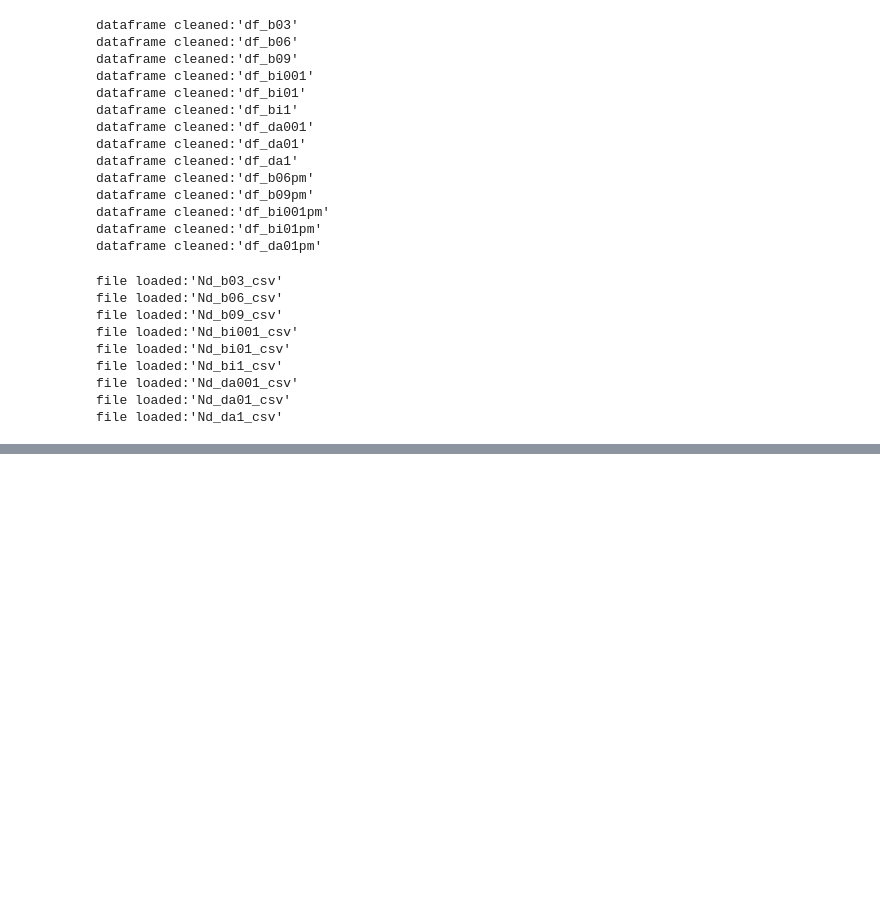
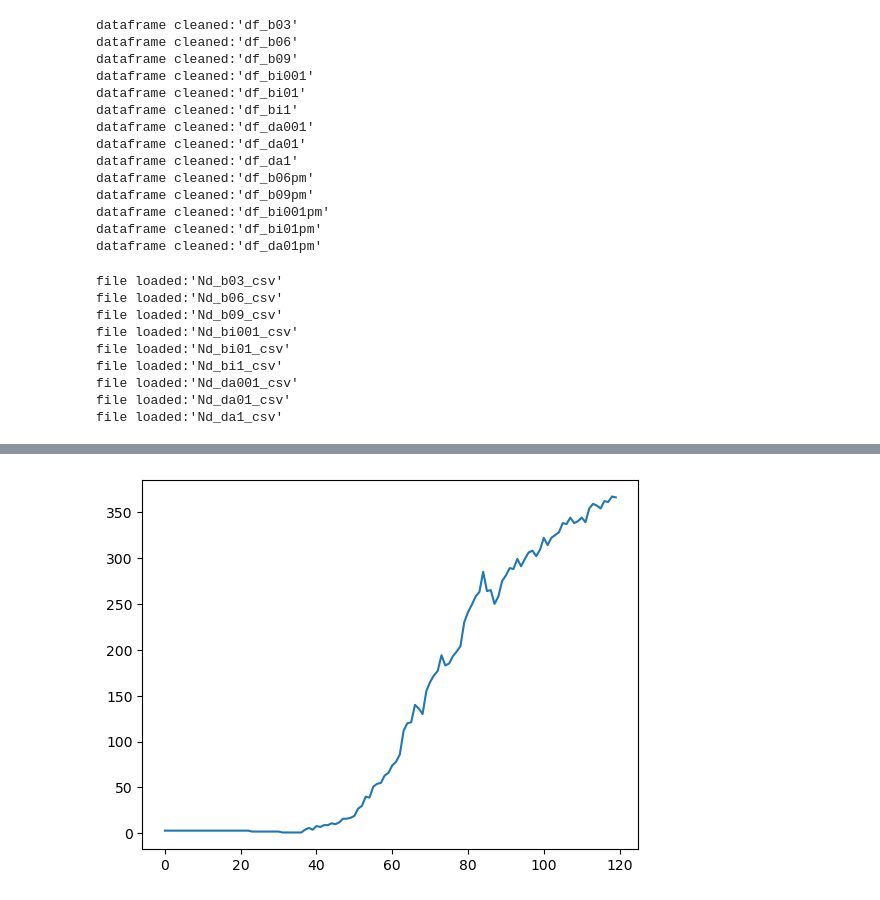
Before and after one commit to jpv219/HAMPPSterS, a Jupyter notebook: LSTM-RNN/LSTM-RNN.ipynb, the cells around one changed output, grey strips where cells are left out. Drawn from its saved outputs; the diff is of its cells as text; code cells hidden in the pictures; blank space fills up the shorter version.

```diff
--- a/LSTM-RNN/LSTM-RNN.ipynb
+++ b/LSTM-RNN/LSTM-RNN.ipynb
@@ -139,0 +150,6 @@ Nd_b03_csv
+# %%
+timeseries = Nd_b03_csv[['Ndrops']].values.astype('float32')
+plt.plot(timeseries)
+plt.show()
+# %% [output]
+[figure, added]
```
Also changed, not shown: parts of 11 cells of this notebook, 5 other files.
